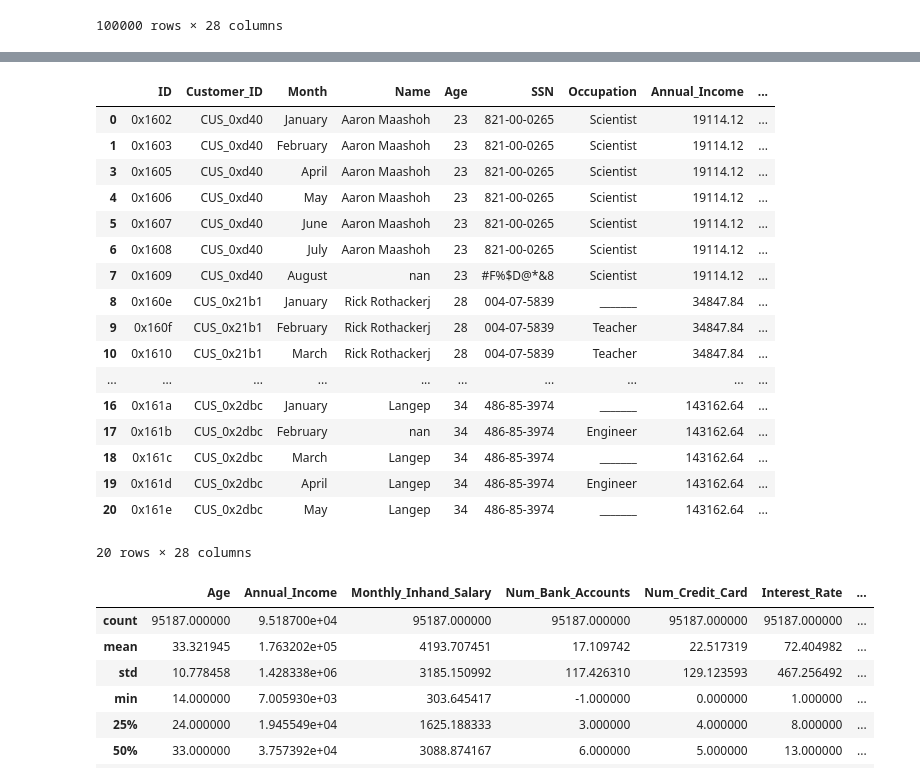
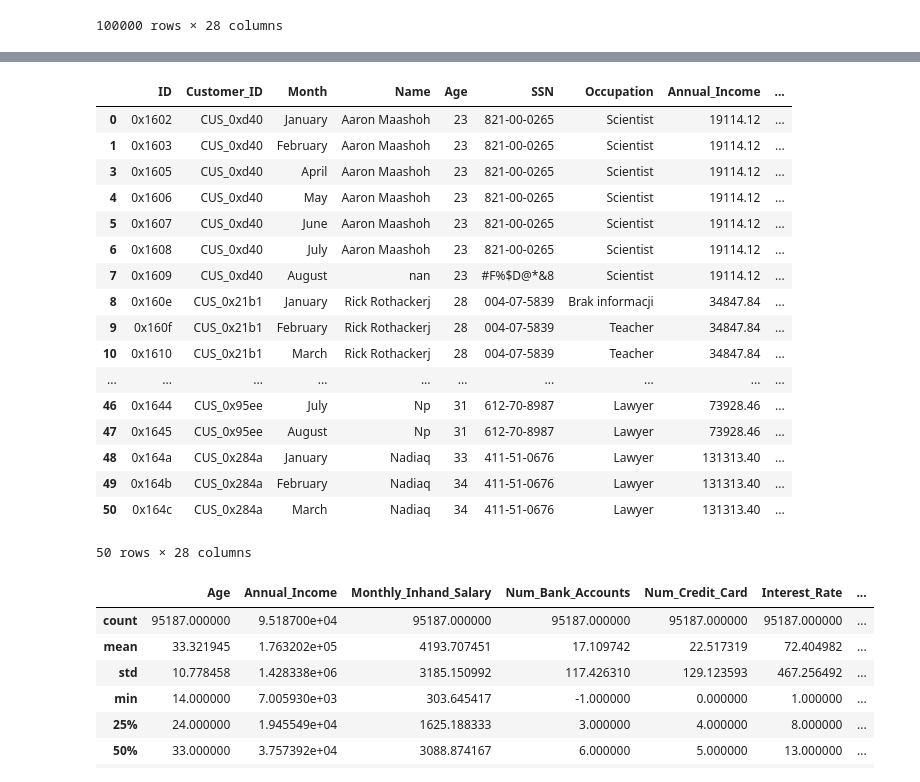
Before and after one commit to UEPP40/PUM, a Jupyter notebook: train.ipynb, the cells around one changed output, grey strips where cells are left out. Cells and saved outputs as stored; diff of their text form; code cells hidden in the pictures.

```diff
--- a/train.ipynb
+++ b/train.ipynb
@@ -26,4 +28,4 @@ else:
 # %% [output]
 Brak duplikatów w kolumnie 'ID'.
 # %%
-df.drop_duplicates
+df.drop_duplicates(subset="ID", inplace=True)
@@ -99,3 +74,8 @@ Int64Index([    2,    56,   113,   122,   219,   243,   288,   289,   301,
+# %%
+df["ID"]=df["ID"].fillna('Brak informacji')
+df['Customer_ID'] = df['Customer_ID'].fillna('Brak informacji')
+df['Month'] = df['Month'].fillna('Brak informacji')
+df['Name'] = df['Name'].fillna('Nieznane')
 # %%
 df = df.drop(df[df['Age'] > 100].index)
 # %%
@@ -152,25 +157,26 @@ df["Credit_History_Age"] = df["Credit_History_Age"].apply(lambda x: convert_to_y
 # %%
-df["Credit_History_Age"] = df["Credit_History_Age"].fillna(method='pad')
-df.head(20)
+df["Credit_History_Age"] = df["Credit_History_Age"].fillna(0)
+df["Credit_History_Age"] = df["Credit_History_Age"].astype(float)
+df.head(50)
 # %% [output]
 |  | ID | Customer_ID | Month | Name | Age | SSN | Occupation | Annual_Income | ... |
 | 0 | 0x1602 | CUS_0xd40 | January | Aaron Maashoh | 23 | 821-00-0265 | Scientist | 19114.12 | ... |
 | 1 | 0x1603 | CUS_0xd40 | February | Aaron Maashoh | 23 | 821-00-0265 | Scientist | 19114.12 | ... |
 | 3 | 0x1605 | CUS_0xd40 | April | Aaron Maashoh | 23 | 821-00-0265 | Scientist | 19114.12 | ... |
 | 4 | 0x1606 | CUS_0xd40 | May | Aaron Maashoh | 23 | 821-00-0265 | Scientist | 19114.12 | ... |
 | 5 | 0x1607 | CUS_0xd40 | June | Aaron Maashoh | 23 | 821-00-0265 | Scientist | 19114.12 | ... |
 | 6 | 0x1608 | CUS_0xd40 | July | Aaron Maashoh | 23 | 821-00-0265 | Scientist | 19114.12 | ... |
 | 7 | 0x1609 | CUS_0xd40 | August | nan | 23 | #F%$D@*&8 | Scientist | 19114.12 | ... |
-| 8 | 0x160e | CUS_0x21b1 | January | Rick Rothackerj | 28 | 004-07-5839 | _______ | 34847.84 | ... |
+| 8 | 0x160e | CUS_0x21b1 | January | Rick Rothackerj | 28 | 004-07-5839 | Brak informacji | 34847.84 | ... |
 | 9 | 0x160f | CUS_0x21b1 | February | Rick Rothackerj | 28 | 004-07-5839 | Teacher | 34847.84 | ... |
 | 10 | 0x1610 | CUS_0x21b1 | March | Rick Rothackerj | 28 | 004-07-5839 | Teacher | 34847.84 | ... |
 | ... | ... | ... | ... | ... | ... | ... | ... | ... | ... |
-| 16 | 0x161a | CUS_0x2dbc | January | Langep | 34 | 486-85-3974 | _______ | 143162.64 | ... |
-| 17 | 0x161b | CUS_0x2dbc | February | nan | 34 | 486-85-3974 | Engineer | 143162.64 | ... |
-| 18 | 0x161c | CUS_0x2dbc | March | Langep | 34 | 486-85-3974 | _______ | 143162.64 | ... |
-| 19 | 0x161d | CUS_0x2dbc | April | Langep | 34 | 486-85-3974 | Engineer | 143162.64 | ... |
-| 20 | 0x161e | CUS_0x2dbc | May | Langep | 34 | 486-85-3974 | _______ | 143162.64 | ... |
+| 46 | 0x1644 | CUS_0x95ee | July | Np | 31 | 612-70-8987 | Lawyer | 73928.46 | ... |
+| 47 | 0x1645 | CUS_0x95ee | August | Np | 31 | 612-70-8987 | Lawyer | 73928.46 | ... |
+| 48 | 0x164a | CUS_0x284a | January | Nadiaq | 33 | 411-51-0676 | Lawyer | 131313.40 | ... |
+| 49 | 0x164b | CUS_0x284a | February | Nadiaq | 34 | 411-51-0676 | Lawyer | 131313.40 | ... |
+| 50 | 0x164c | CUS_0x284a | March | Nadiaq | 34 | 411-51-0676 | Lawyer | 131313.40 | ... |
-20 rows × 28 columns
+50 rows × 28 columns
 # %%
 df["Credit_History_Age"] = df["Credit_History_Age"].astype(float)
 df.describe()
```
Also changed, not shown: parts of 6 cells of this notebook.
